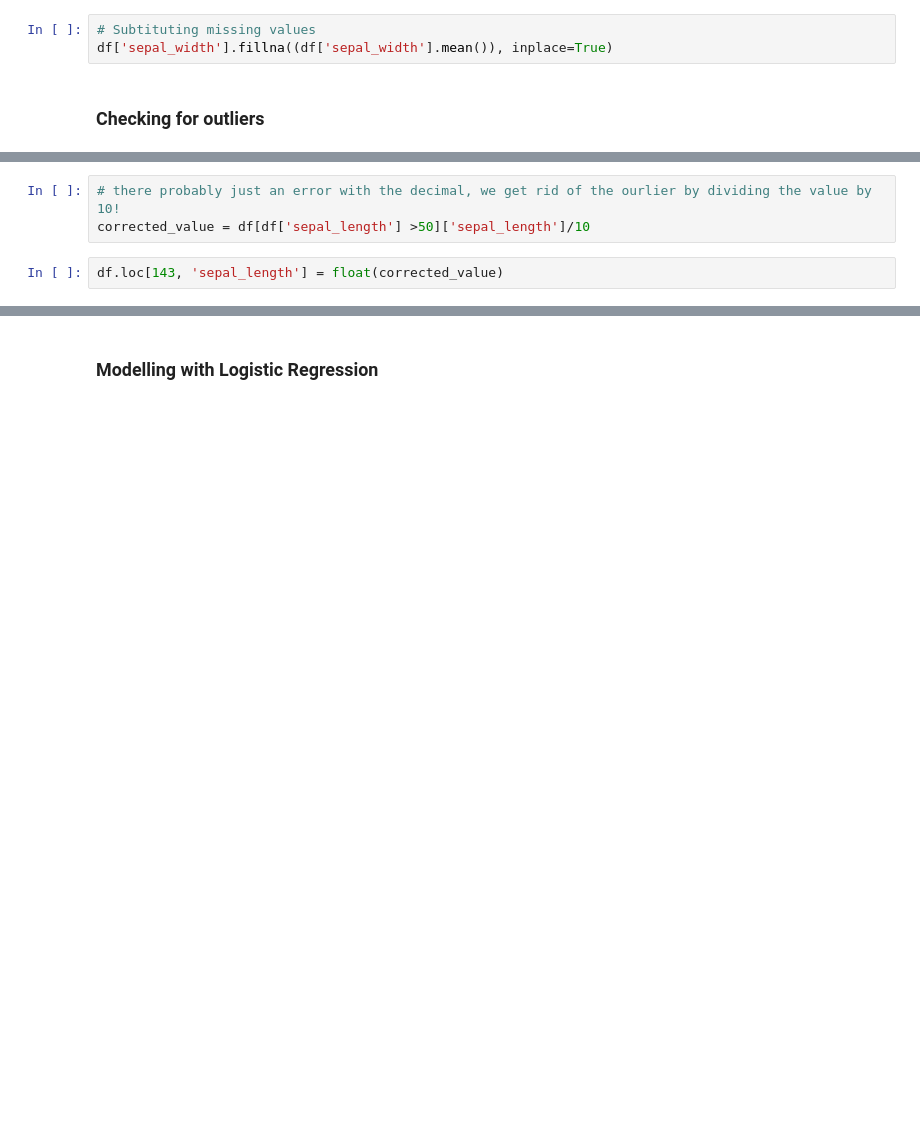
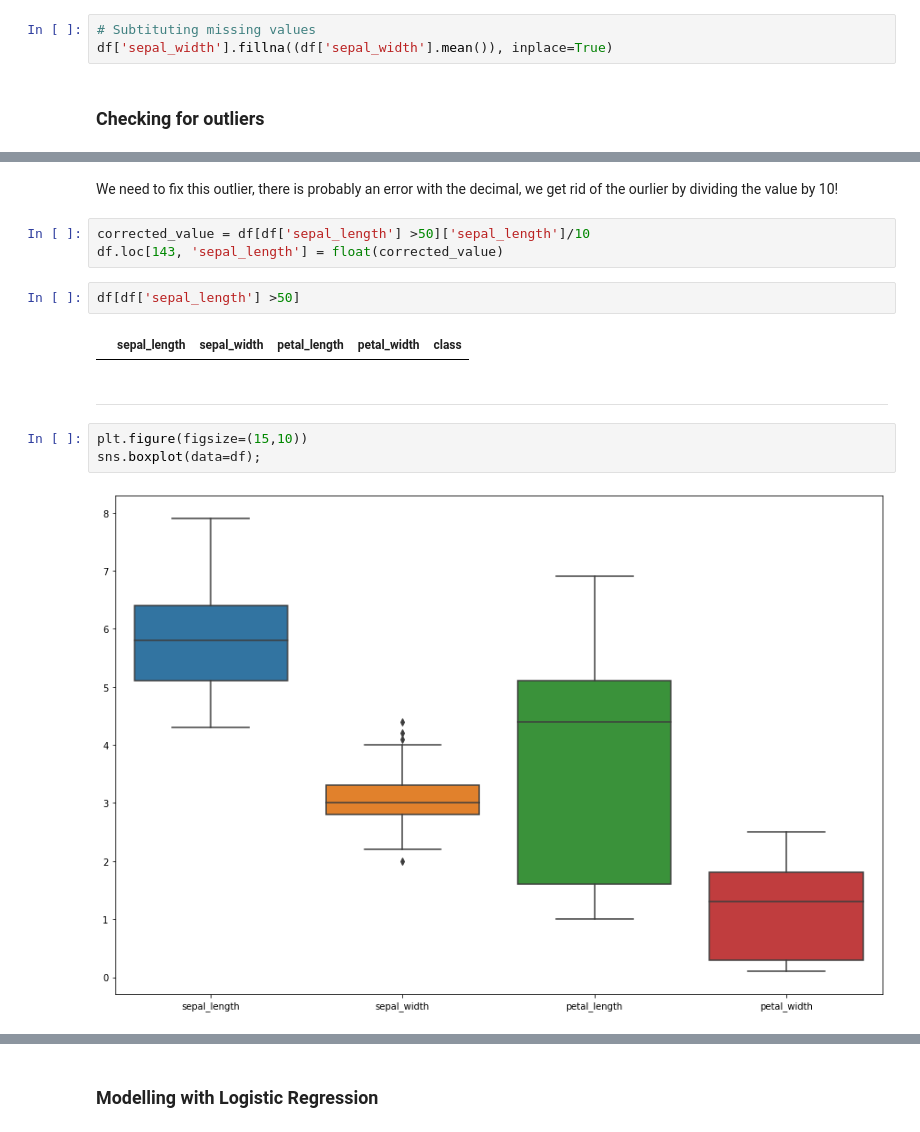
Before and after one commit to thusspokedata/Ironhack-Data-Analyst-Bootcamp, a Jupyter notebook: Week4/day 2/Predict the flower class.ipynb, the cells around one changed output, grey strips where cells are left out. Drawn from its saved outputs; the diff is of its cells as text; blank space fills up the shorter version.

```diff
--- a/Week4/day 2/Predict the flower class.ipynb
+++ b/Week4/day 2/Predict the flower class.ipynb
@@ -153,6 +160,17 @@ sns.boxplot(x=df['sepal_width'])
+# %% [markdown]
+We need to fix this outlier, there is probably an error with the decimal, we get rid of the ourlier by dividing the value by 10!
 # %%
-# there probably just an error with the decimal, we get rid of the ourlier by dividing the value by 10!
 corrected_value = df[df['sepal_length'] >50]['sepal_length']/10
+df.loc[143, 'sepal_length'] = float(corrected_value)
-# %%
-df.loc[143, 'sepal_length'] = float(corrected_value)
+# %%
+df[df['sepal_length'] >50]
+# %% [output]
+|  | sepal_length | sepal_width | petal_length | petal_width | class |
+# %% [markdown]
+--------------------
+# %%
+plt.figure(figsize=(15,10))
+sns.boxplot(data=df);
+# %% [output]
+[figure, added]
 # %%
```
Also changed, not shown: parts of 18 cells of this notebook.
